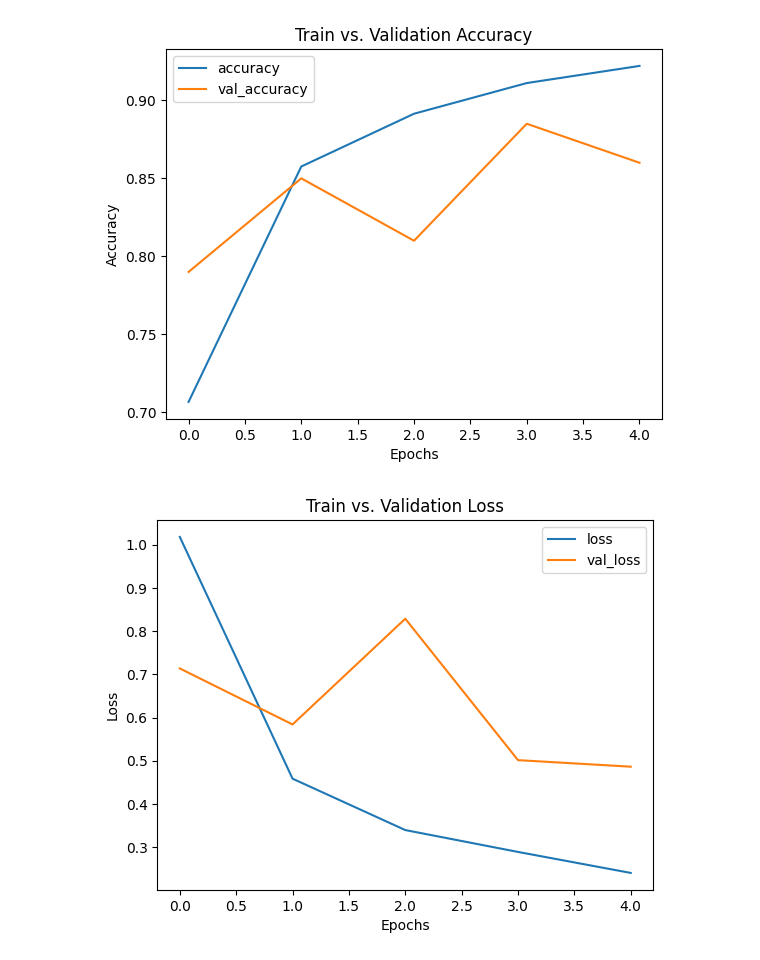
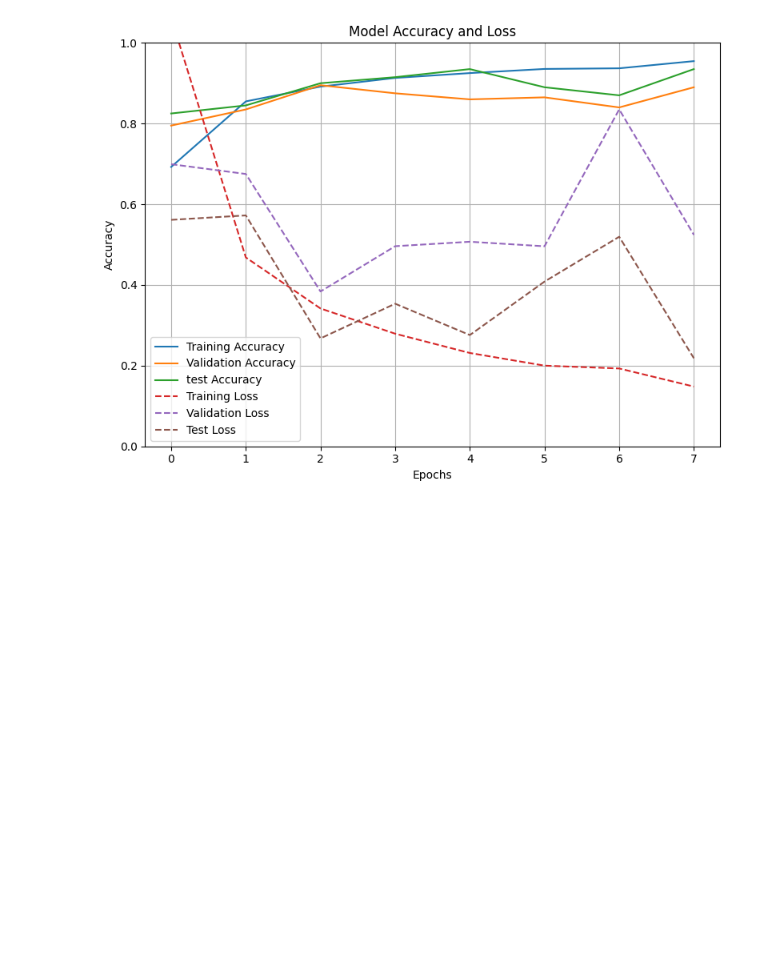
Before and after one commit to ElGonan/carssification_AI, a Jupyter notebook: carssification_AI.ipynb, the cells around one changed output. Saved outputs shown, nothing was run; the diff lists cells and outputs as text; code cells hidden in the pictures; blank space fills up the shorter version.

```diff
--- a/carssification_AI.ipynb
+++ b/carssification_AI.ipynb
@@ -94,8 +92,5 @@ plt.show()
 # %%
 # Time to preprocess the data
-
-# SCALING
-# First, scale pixels. Refer te README for the preprocess_input value
 train_datagen = ImageDataGenerator(
     preprocessing_function=preprocess_input,
     rotation_range = 10,
@@ -121,13 +116,12 @@ test_datagen = ImageDataGenerator(
         )
 
 
-# PREPROCESS
 train_generator = train_datagen.flow_from_directory(
     train_dir,
     # My images are 254x254
     target_size=(254, 254),
     batch_size=16,
-    class_mode="categorical",
+    class_mode="categorical"
 )
 
 valid_generator = valid_datagen.flow_from_directory(
@@ -166,9 +161,13 @@ with tf.device('/GPU:0'):
   # This is my model
       model = tf.keras.models.Sequential([
         ResNet50,
+        Dropout(0.3),
         GlobalAveragePooling2D(),
         Dense(512, activation = 'relu'),
+        Dropout(0.3),
+        Dense(256, activation = 'relu'),
         Dense(128, activation = 'relu'),
+        Dropout(0.2),
         Dense(40, activation = 'softmax')
   ])
 
@@ -198,10 +201,10 @@ Model: "sequential"
 # I want it on the same spot on every device, It's easier
 
 # Drive
-# checkpoint_path = "/content/drive/MyDrive/Octavo Semestre/IA/proyecto/checkpoints/cp-{epoch:02d}.keras"
+checkpoint_path = "/content/drive/MyDrive/Octavo Semestre/IA/proyecto/checkpoints/final-cp-{epoch:02d}.keras"
 
 # Windows and Mac OS
-checkpoint_path = os.path.join(r"./", "checkpoints", "final-cp-{epoch:02d}.keras")
+# checkpoint_path = os.path.join(r"./", "checkpoints", "final-nodrops-cp-{epoch:02d}.keras")
 
 # Callback to save the best model
 checkpoint_cb = ModelCheckpoint(
@@ -226,7 +229,7 @@ test_loss = []
 
 def evaluate_model(epoch, logs):
     loss, acc = model.evaluate(test_generator, verbose=0)
-    test_acc.append(acc)
+    test_accuracy.append(acc)
     test_loss.append(loss)
     print(f"Epoch {epoch + 1}: Test accuracy: {acc:.4f}, Test loss: {loss:.4f}")
 
@@ -268,35 +271,30 @@ Restoring model weights from the end of the best epoch: 4.
 # %%
 # Join all plots in one plot
 
 def plot_training_history(history):
     # Plot training & validation accuracy values
-    plt.figure(figsize=(12, 6))
-    plt.subplot(1, 2, 1)
+    plt.figure(figsize=(8, 6))
     plt.plot(history.history['accuracy'], label='Training Accuracy')
     plt.plot(history.history['val_accuracy'], label='Validation Accuracy')
-    plt.plot(history.history['test_accuracy'], label='test Accuracy')
+    plt.plot(test_accuracy, label='test Accuracy')
     plt.title('Model Accuracy')
     plt.xlabel('Epochs')
     plt.ylabel('Accuracy')
+    plt.plot(history.history['loss'], label='Training Loss', linestyle='--')
+    plt.plot(history.history['val_loss'], label='Validation Loss', linestyle='--')
+    plt.plot(test_loss, label='Test Loss', linestyle='--')
+    plt.title('Model Accuracy and Loss')
+    plt.xlabel('Epochs')
     plt.ylim(0, 1)
     plt.legend()
-
-    # Plot training & validation loss values
-    plt.subplot(1, 2, 2)
-    plt.plot(history.history['loss'], label='Training Loss', linestyle='--')
-    plt.plot(history.history['val_loss'], label='Validation Loss', linestyle='--')
-    plt.plot(history.history['test_loss'], label='Test Loss', linestyle='--')
-    plt.title('Model Loss')
-    plt.xlabel('Epochs')
-    plt.ylabel('Loss')
-    plt.ylim(0, 1)
-    plt.legend()
+    plt.grid(True)
 
     plt.tight_layout()
     plt.show()
+
+plot_training_history(history)
 # %% [output]
-[figure, old version]
+[figure, new version]
-[figure, removed]
 # %%
 # Getting results
 true_classes = test_generator.classes
```
Also changed, not shown: parts of 14 cells of this notebook.
